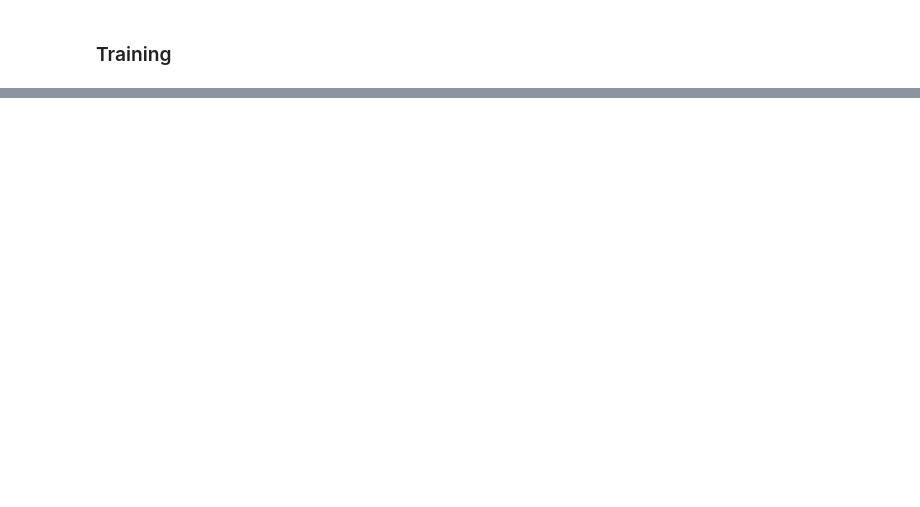
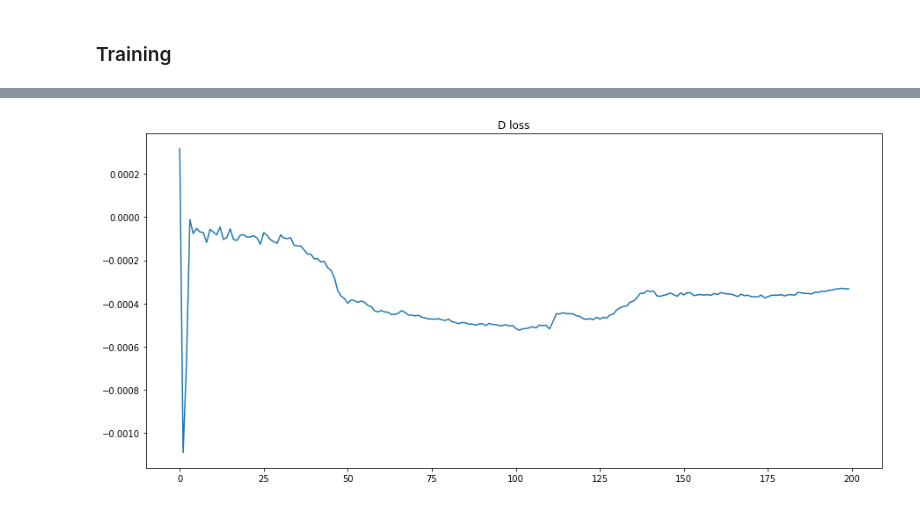
Before and after one commit to PascalJD/IFT6756, a Jupyter notebook: main.ipynb, the cells around one changed output, grey strips where cells are left out. Drawn from its saved outputs; the diff is of its cells as text; code cells hidden in the pictures; blank space fills up the shorter version.

```diff
--- a/main.ipynb
+++ b/main.ipynb
@@ -160,3 +207,5 @@ args = Arguments_ae(batch_size=16,
+# %%
+args = Arguments_gan(epochs=200)
 # %%
 # DataLoader
 train_loader = DataLoader(train_tensor,
@@ -167,6 +216,6 @@ val_loader = DataLoader(val_tensor,
                             shuffle=False)
 # %%
 # Model
-autoencoder = Autoencoder(args)
-print(autoencoder)
+gan = GAN(args)
+print(gan)
 # %% [output]
@@ -189,7 +238,3 @@ Autoencoder(
 )
 # %% [markdown]
 ### Training
-# %%
-# Training
-optimizer = torch.optim.Adam(autoencoder.parameters(), lr=args.lr)
-train_autoencoder(autoencoder, train_loader, val_loader, optimizer, args)
@@ -244,0 +241,4 @@ torch.save(autoencoder.decoder, "/content/gdrive/MyDrive/IFT6756/saved_models/de
+# %%
+optimizer_D = torch.optim.RMSprop(gan.D.parameters(), args.lr)
+optimizer_G = torch.optim.RMSprop(gan.G.parameters(), args.lr)
+train_gan(gan, train_loader, optimizer_D, optimizer_G, args)
@@ -244,0 +263,7 @@ torch.save(autoencoder.decoder, "/content/gdrive/MyDrive/IFT6756/saved_models/de
+# %%
+plt.figure(figsize=(15, 7))
+plt.title("D loss")
+plt.plot(gan.D.logs["train loss"])
+plt.show()
+# %% [output]
+[figure, added]
```
Also changed, not shown: parts of 23 cells of this notebook, 4 other files.
